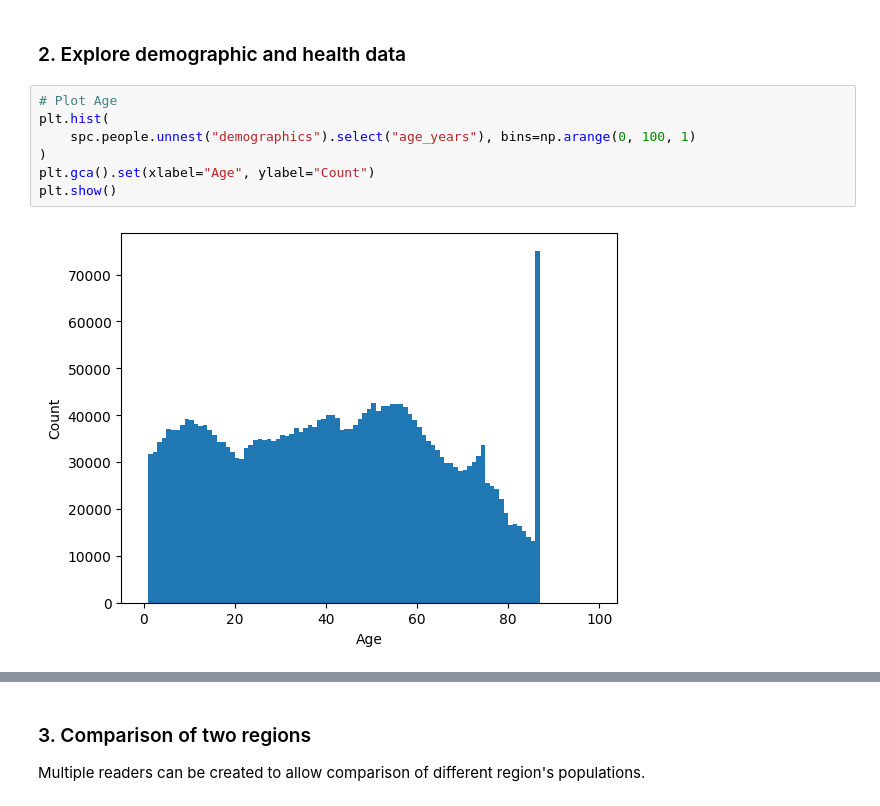
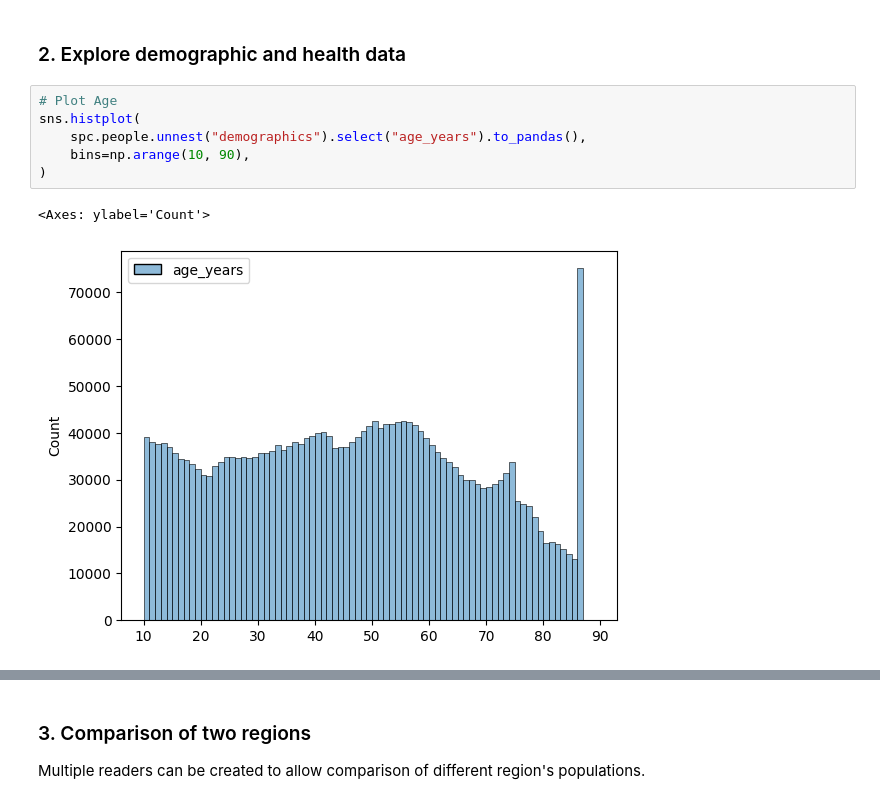
Before and after one commit to alan-turing-institute/uatk-spc, a Jupyter notebook: python/examples/spc_reader_exploratory.ipynb, the cells around one changed output, grey strips where cells are left out. Cells and saved outputs as stored; diff of their text form.

```diff
--- a/python/examples/spc_reader_exploratory.ipynb
+++ b/python/examples/spc_reader_exploratory.ipynb
@@ -176,13 +254,13 @@ shape: (962, 5)
 ### 2. Explore demographic and health data
 # %%
 # Plot Age
-plt.hist(
-    spc.people.unnest("demographics").select("age_years"), bins=np.arange(0, 100, 1)
+sns.histplot(
+    spc.people.unnest("demographics").select("age_years").to_pandas(),
+    bins=np.arange(10, 90),
 )
-plt.gca().set(xlabel="Age", ylabel="Count")
-plt.show()
 # %% [output]
+<Axes: ylabel='Count'>
-[figure, old version]
+[figure, new version]
 # %%
 # Plot 2D hist of Age and BMI
 age_bmi = (
```
Also changed, not shown: parts of 47 cells of this notebook, 2 other files.
